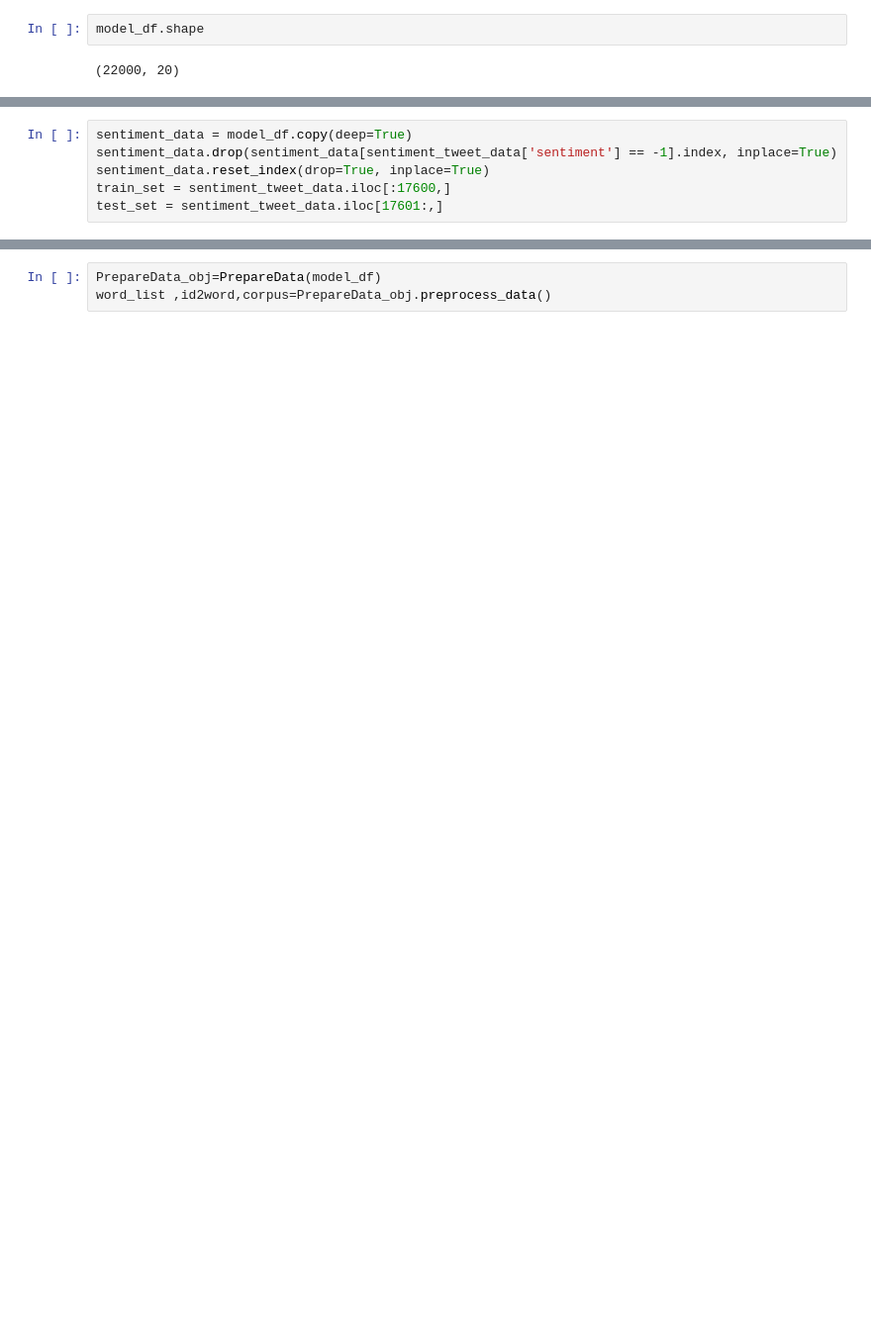
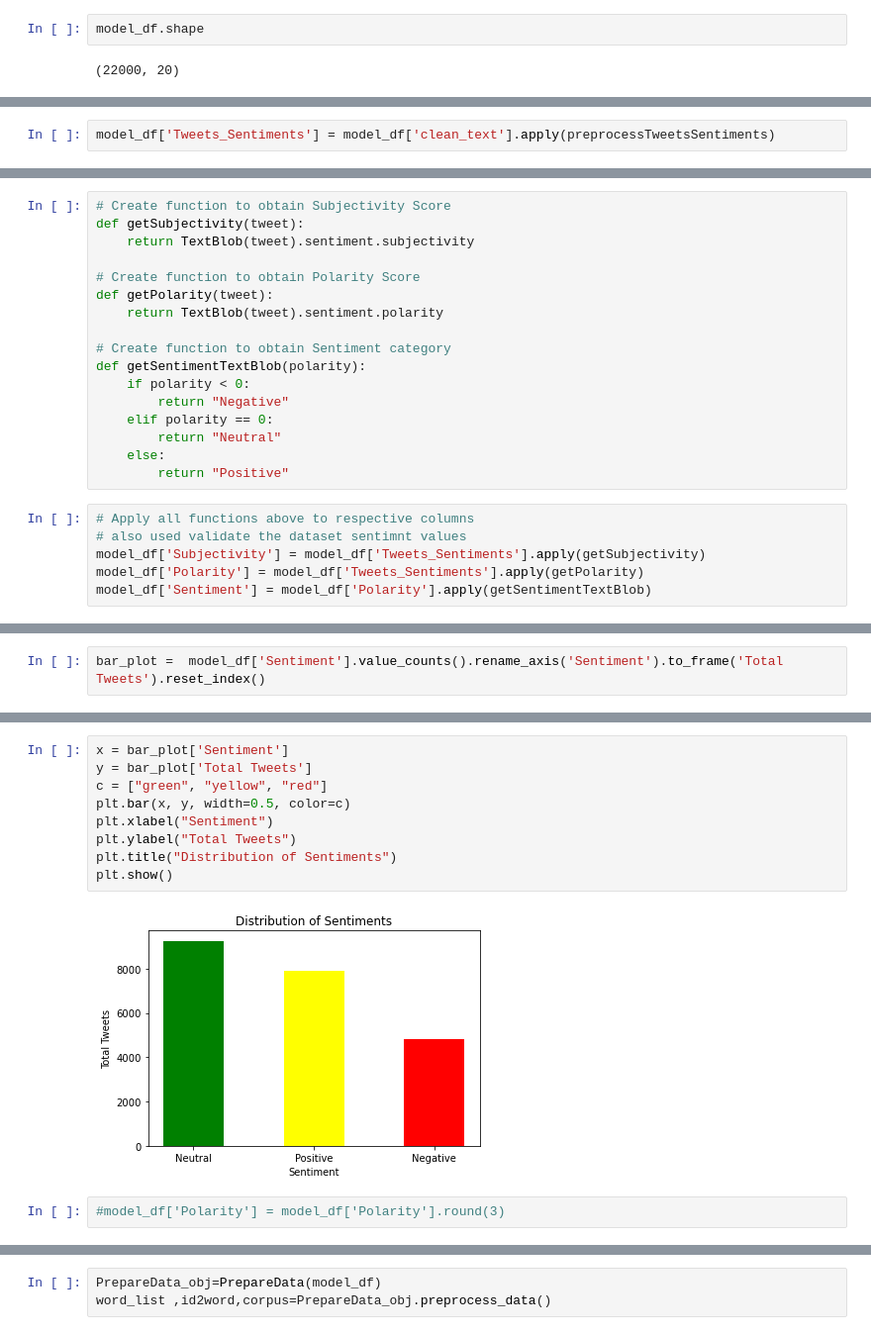
Before and after one commit to nahomHmichael/Twitter-Data-Analysis-10acad, a Jupyter notebook: topic_modeling.ipynb, the cells around one changed output, grey strips where cells are left out. Shown at 99% size. Drawn from its saved outputs; the diff is of its cells as text; blank space fills up the shorter version.

```diff
--- a/topic_modeling.ipynb
+++ b/topic_modeling.ipynb
@@ -55,0 +177,2 @@ model_df.shape
+# %%
+model_df['Tweets_Sentiments'] = model_df['clean_text'].apply(preprocessTweetsSentiments)
@@ -56,6 +224,23 @@ model_df.shape
+# %%
+# Create function to obtain Subjectivity Score
+def getSubjectivity(tweet):
+    return TextBlob(tweet).sentiment.subjectivity
+
+# Create function to obtain Polarity Score
+def getPolarity(tweet):
+    return TextBlob(tweet).sentiment.polarity
+
+# Create function to obtain Sentiment category
+def getSentimentTextBlob(polarity):
+    if polarity < 0:
+        return "Negative"
+    elif polarity == 0:
+        return "Neutral"
+    else:
+        return "Positive"
 # %%
-sentiment_data = model_df.copy(deep=True)
-sentiment_data.drop(sentiment_data[sentiment_tweet_data['sentiment'] == -1].index, inplace=True)
-sentiment_data.reset_index(drop=True, inplace=True)
-train_set = sentiment_tweet_data.iloc[:17600,]
-test_set = sentiment_tweet_data.iloc[17601:,]
+# Apply all functions above to respective columns
+# also used validate the dataset sentimnt values
+model_df['Subjectivity'] = model_df['Tweets_Sentiments'].apply(getSubjectivity)
+model_df['Polarity'] = model_df['Tweets_Sentiments'].apply(getPolarity)
+model_df['Sentiment'] = model_df['Polarity'].apply(getSentimentTextBlob)
@@ -61,0 +266,2 @@ test_set = sentiment_tweet_data.iloc[17601:,]
+# %%
+bar_plot =  model_df['Sentiment'].value_counts().rename_axis('Sentiment').to_frame('Total Tweets').reset_index()
@@ -61,0 +275,13 @@ test_set = sentiment_tweet_data.iloc[17601:,]
+# %%
+x = bar_plot['Sentiment']
+y = bar_plot['Total Tweets']
+c = ["green", "yellow", "red"]
+plt.bar(x, y, width=0.5, color=c)
+plt.xlabel("Sentiment")
+plt.ylabel("Total Tweets")
+plt.title("Distribution of Sentiments")
+plt.show()
+# %% [output]
+[figure, added]
+# %%
+#model_df['Polarity'] = model_df['Polarity'].round(3)
```
Also changed, not shown: parts of 83 cells of this notebook, 1 other file.
